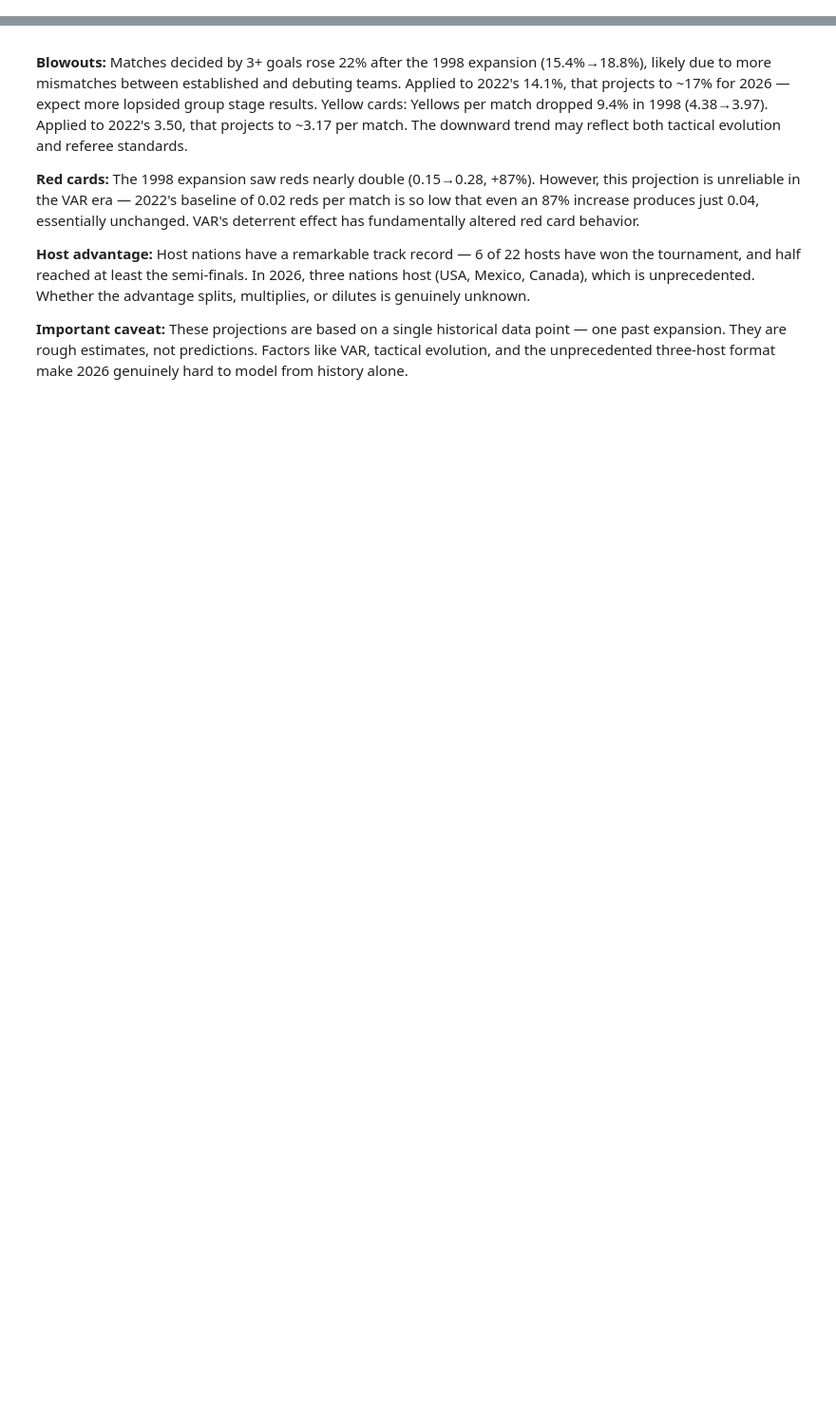
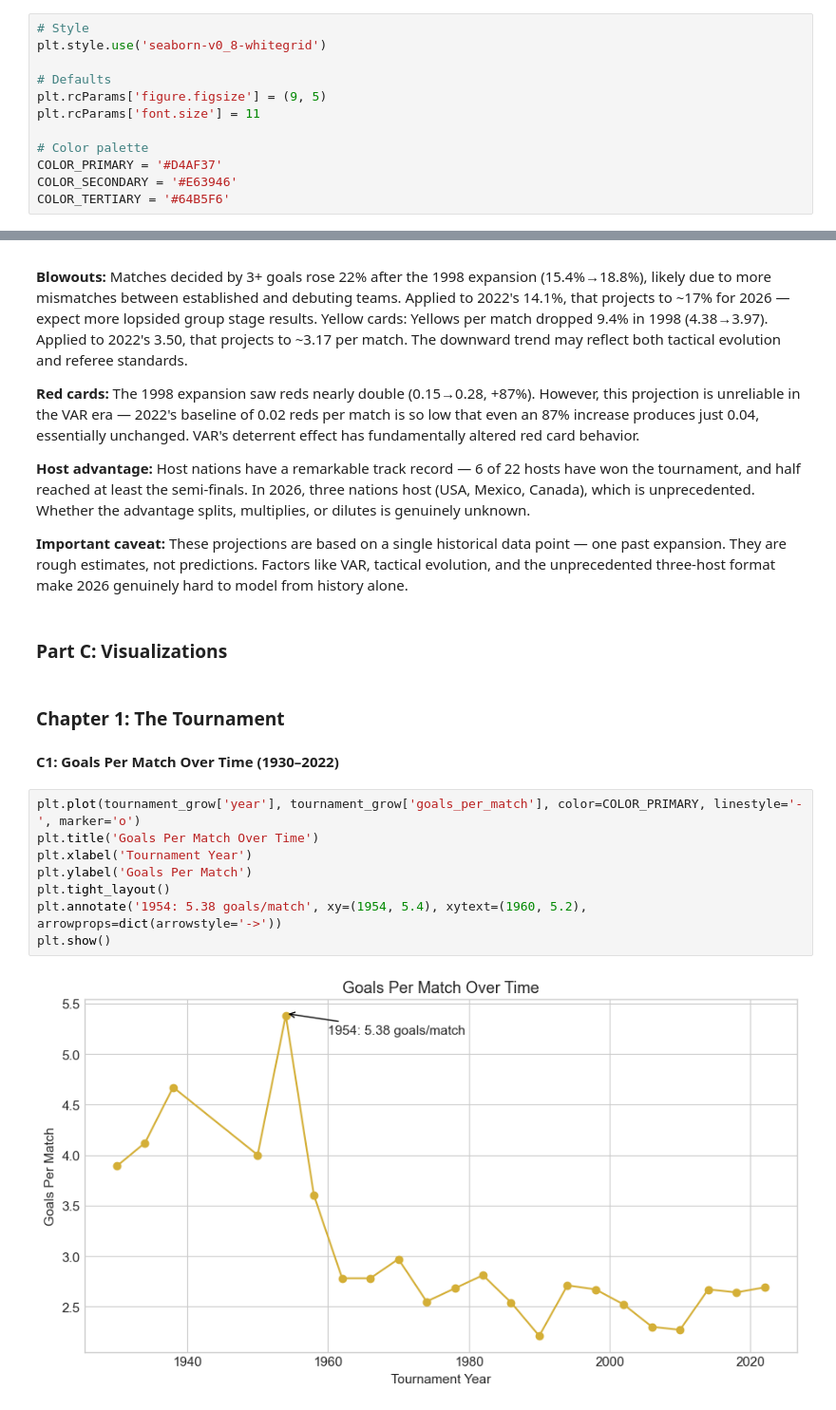
Before and after one commit to Nade94/data-analytics-portfolio-projects, a Jupyter notebook: world-cup-analysis/notebooks/worldcup_analysis.ipynb, the cells around one changed output, grey strips where cells are left out. Shown at 95% size. Drawn from its saved outputs; the diff is of its cells as text; blank space fills up the shorter version.

Commit message:
Part C: Visualizations

```diff
--- a/world-cup-analysis/notebooks/worldcup_analysis.ipynb
+++ b/world-cup-analysis/notebooks/worldcup_analysis.ipynb
@@ -8,3 +15,15 @@ import os
+# %%
+# Style
+plt.style.use('seaborn-v0_8-whitegrid')
+
+# Defaults
+plt.rcParams['figure.figsize'] = (9, 5)
+plt.rcParams['font.size'] = 11
+
+# Color palette
+COLOR_PRIMARY = '#D4AF37'
+COLOR_SECONDARY = '#E63946'
+COLOR_TERTIARY = '#64B5F6'
 # %%
 conn = sqlite3.connect(':memory:')
 
@@ -727,3 +708,19 @@ Yellow cards: Yellows per match dropped 9.4% in 1998 (4.38→3.97). Applied to 2
 **Host advantage:** Host nations have a remarkable track record — 6 of 22 hosts have won the tournament, and half reached at least the semi-finals. In 2026, three nations host (USA, Mexico, Canada), which is unprecedented. Whether the advantage splits, multiplies, or dilutes is genuinely unknown.
 
 **Important caveat:** These projections are based on a single historical data point — one past expansion. They are rough estimates, not predictions. Factors like VAR, tactical evolution, and the unprecedented three-host format make 2026 genuinely hard to model from history alone.
+# %% [markdown]
+### Part C: Visualizations
+# %% [markdown]
+### Chapter 1: The Tournament
+# %% [markdown]
+**C1: Goals Per Match Over Time (1930–2022)**
+# %%
+plt.plot(tournament_grow['year'], tournament_grow['goals_per_match'], color=COLOR_PRIMARY, linestyle='-', marker='o')
+plt.title('Goals Per Match Over Time')
+plt.xlabel('Tournament Year')
+plt.ylabel('Goals Per Match')
+plt.tight_layout()
+plt.annotate('1954: 5.38 goals/match', xy=(1954, 5.4), xytext=(1960, 5.2), arrowprops=dict(arrowstyle='->'))
+plt.show()
+# %% [output]
+[figure, added]
```
Also changed, not shown: parts of 30 cells of this notebook, 17 other files.
